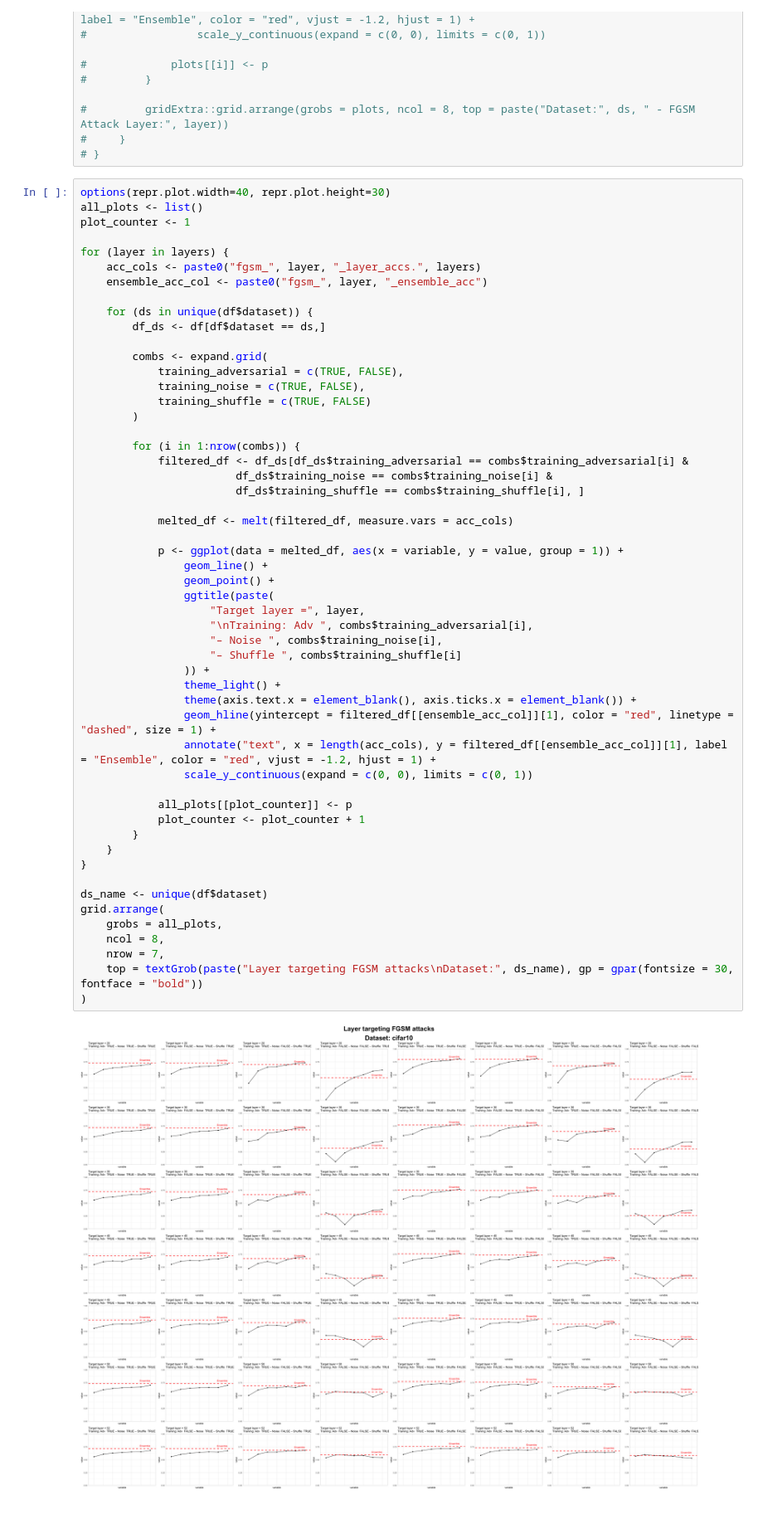
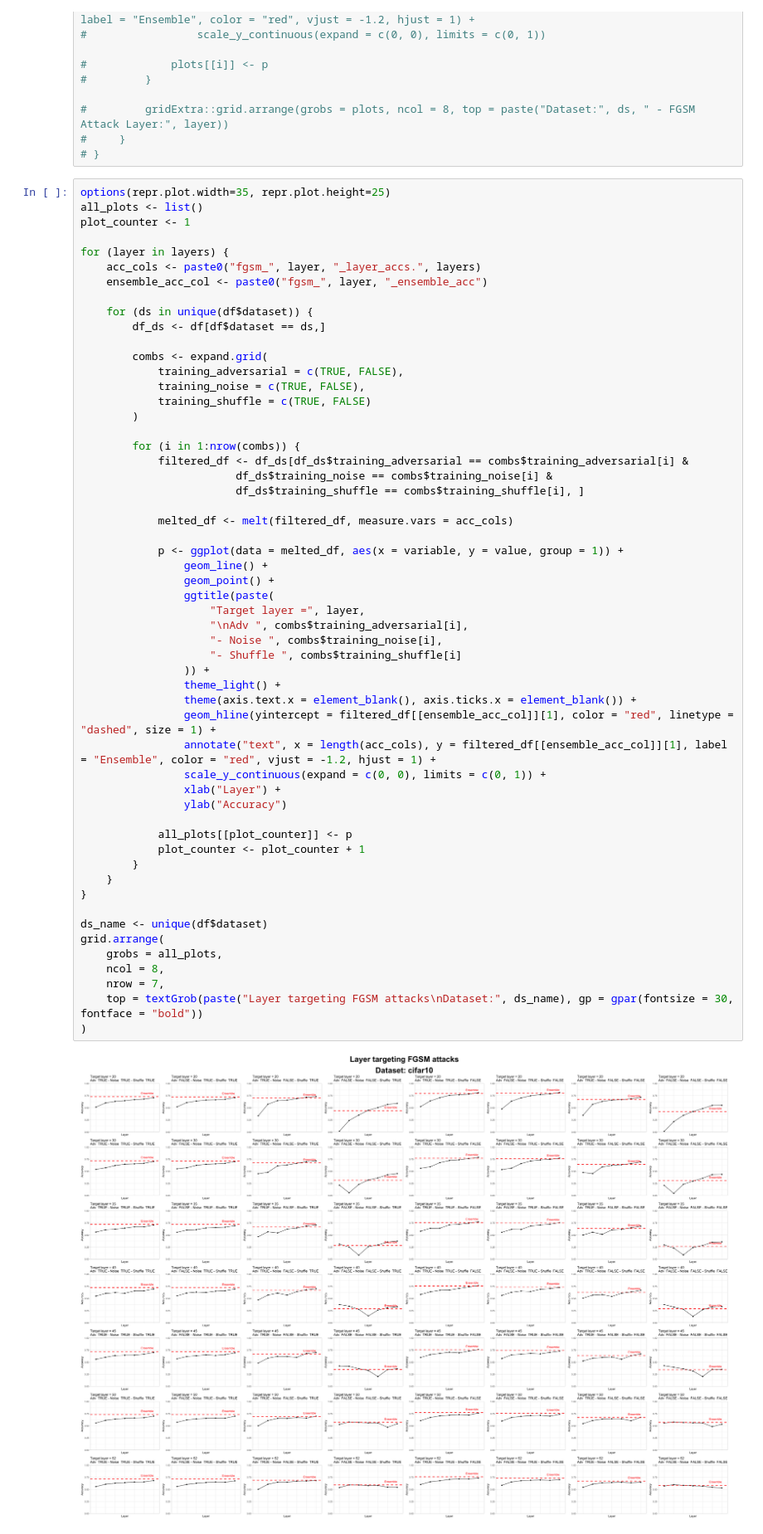
Before and after one commit to ETH-DISCO/self-ensembling, a Jupyter notebook: 4-self-ensemble/plot.ipynb, the cells around one changed output. Shown at 83% size. Cells and saved outputs as stored; diff of their text form.

```diff
--- a/4-self-ensemble/plot.ipynb
+++ b/4-self-ensemble/plot.ipynb
@@ -278,7 +278,7 @@ for (opacity in opacities) {
 #     }
 # }
 # %%
-options(repr.plot.width=40, repr.plot.height=30)
+options(repr.plot.width=35, repr.plot.height=25)
 all_plots <- list()
 plot_counter <- 1
 
@@ -300,35 +300,37 @@ for (layer in layers) {
                         df_ds$training_noise == combs$training_noise[i] &
                         df_ds$training_shuffle == combs$training_shuffle[i], ]
 
             melted_df <- melt(filtered_df, measure.vars = acc_cols)
 
             p <- ggplot(data = melted_df, aes(x = variable, y = value, group = 1)) +
                 geom_line() +
                 geom_point() +
                 ggtitle(paste(
                     "Target layer =", layer,
-                    "\nTraining: Adv ", combs$training_adversarial[i],
-                    "– Noise ", combs$training_noise[i],
-                    "– Shuffle ", combs$training_shuffle[i]
+                    "\nAdv ", combs$training_adversarial[i],
+                    "- Noise ", combs$training_noise[i],
+                    "- Shuffle ", combs$training_shuffle[i]
                 )) +
                 theme_light() +
                 theme(axis.text.x = element_blank(), axis.ticks.x = element_blank()) +
                 geom_hline(yintercept = filtered_df[[ensemble_acc_col]][1], color = "red", linetype = "dashed", size = 1) +
                 annotate("text", x = length(acc_cols), y = filtered_df[[ensemble_acc_col]][1], label = "Ensemble", color = "red", vjust = -1.2, hjust = 1) +
-                scale_y_continuous(expand = c(0, 0), limits = c(0, 1))
+                scale_y_continuous(expand = c(0, 0), limits = c(0, 1)) +
+                xlab("Layer") +
+                ylab("Accuracy")
 
             all_plots[[plot_counter]] <- p
             plot_counter <- plot_counter + 1
         }
     }
 }
 
 ds_name <- unique(df$dataset)
 grid.arrange(
     grobs = all_plots,
     ncol = 8,
     nrow = 7,
     top = textGrob(paste("Layer targeting FGSM attacks\nDataset:", ds_name), gp = gpar(fontsize = 30, fontface = "bold"))
 )
 # %% [output]
-[figure, old version]
+[figure, new version]
```
